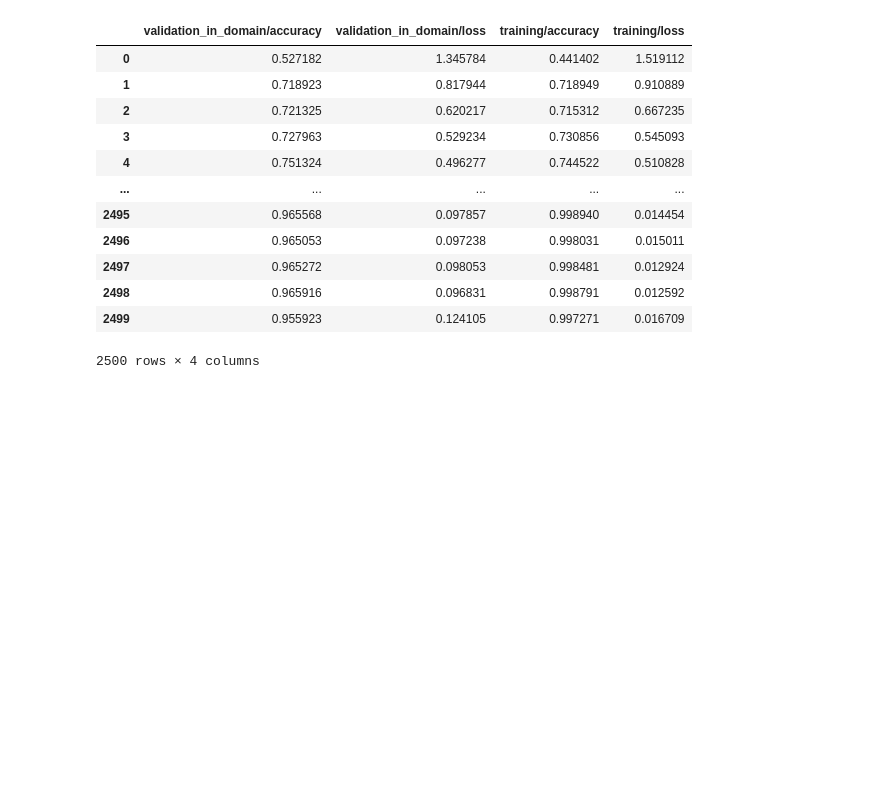
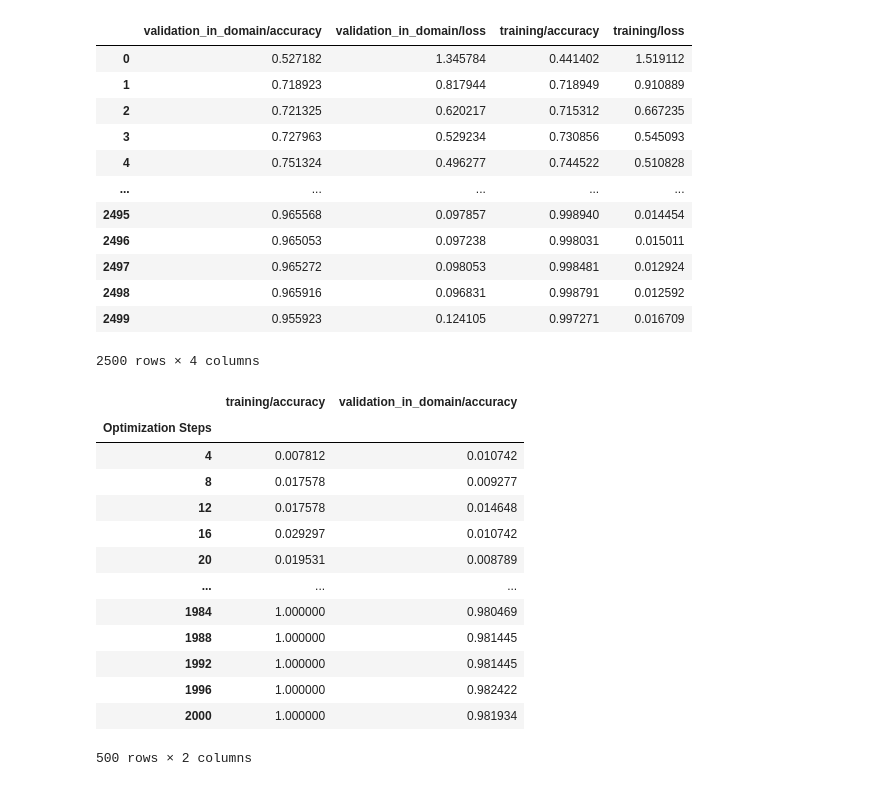
Before and after one commit to lakaschus/grokking, a Jupyter notebook: results/classification_vs_seq2seq/plots.ipynb, the cells around one changed output. Drawn from its saved outputs; the diff is of its cells as text; code cells hidden in the pictures; blank space fills up the shorter version.

```diff
--- a/results/classification_vs_seq2seq/plots.ipynb
+++ b/results/classification_vs_seq2seq/plots.ipynb
@@ -108,4 +105,21 @@ pd.DataFrame(seq2seq_history)
 | 2498 | 0.965916 | 0.096831 | 0.998791 | 0.012592 |
 | 2499 | 0.955923 | 0.124105 | 0.997271 | 0.016709 |
 2500 rows × 4 columns
+# %%
+classification_df[:500]
+# %% [output]
+|  | training/accuracy | validation_in_domain/accuracy |
+| Optimization Steps |  |  |
+| 4 | 0.007812 | 0.010742 |
+| 8 | 0.017578 | 0.009277 |
+| 12 | 0.017578 | 0.014648 |
+| 16 | 0.029297 | 0.010742 |
+| 20 | 0.019531 | 0.008789 |
+| ... | ... | ... |
+| 1984 | 1.000000 | 0.980469 |
+| 1988 | 1.000000 | 0.981445 |
+| 1992 | 1.000000 | 0.981445 |
+| 1996 | 1.000000 | 0.982422 |
+| 2000 | 1.000000 | 0.981934 |
+500 rows × 2 columns
 # %%
```
Also changed, not shown: parts of 6 cells of this notebook.
